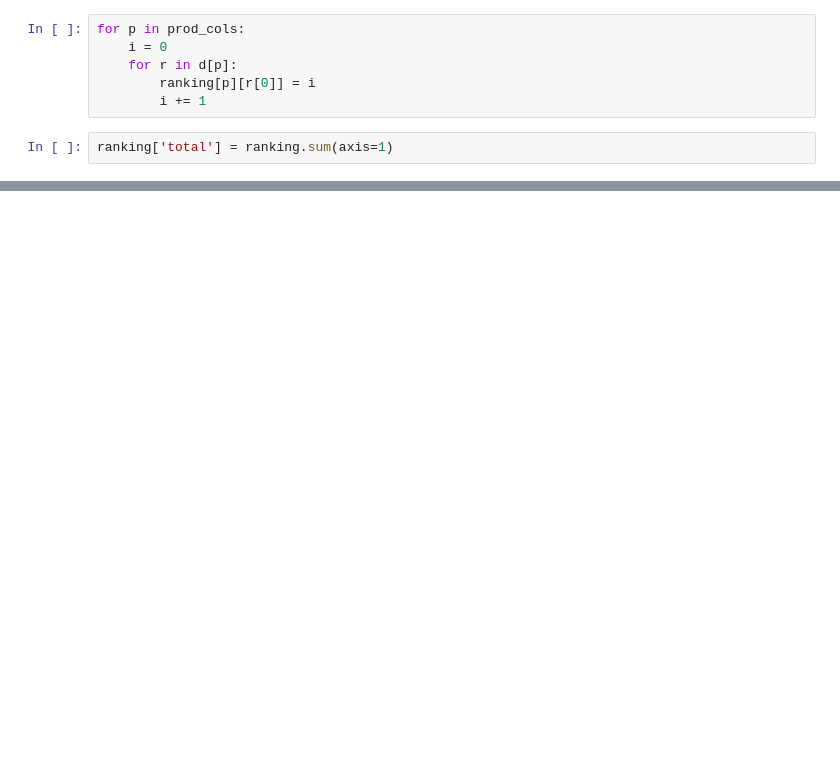
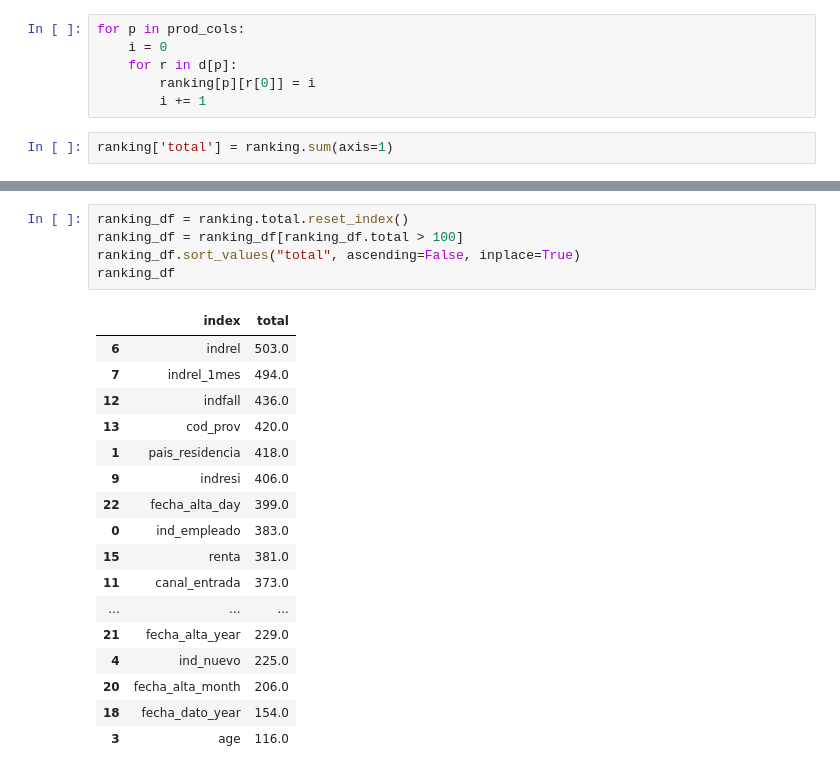
Before and after one commit to chn9hn/Santander, a Jupyter notebook: santander.ipynb, the cells around one changed output, grey strips where cells are left out. Saved outputs shown, nothing was run; the diff lists cells and outputs as text; blank space fills up the shorter version.

```diff
--- a/santander.ipynb
+++ b/santander.ipynb
@@ -721,0 +720,23 @@ ranking.sort_values('total')['total'].plot(kind='bar')
+# %%
+ranking_df = ranking.total.reset_index()
+ranking_df = ranking_df[ranking_df.total > 100]
+ranking_df.sort_values("total", ascending=False, inplace=True)
+ranking_df
+# %% [output]
+|  | index | total |
+| 6 | indrel | 503.0 |
+| 7 | indrel_1mes | 494.0 |
+| 12 | indfall | 436.0 |
+| 13 | cod_prov | 420.0 |
+| 1 | pais_residencia | 418.0 |
+| 9 | indresi | 406.0 |
+| 22 | fecha_alta_day | 399.0 |
+| 0 | ind_empleado | 383.0 |
+| 15 | renta | 381.0 |
+| 11 | canal_entrada | 373.0 |
+| ... | ... | ... |
+| 21 | fecha_alta_year | 229.0 |
+| 4 | ind_nuevo | 225.0 |
+| 20 | fecha_alta_month | 206.0 |
+| 18 | fecha_dato_year | 154.0 |
+| 3 | age | 116.0 |
```
Also changed, not shown: parts of 51 cells of this notebook.
